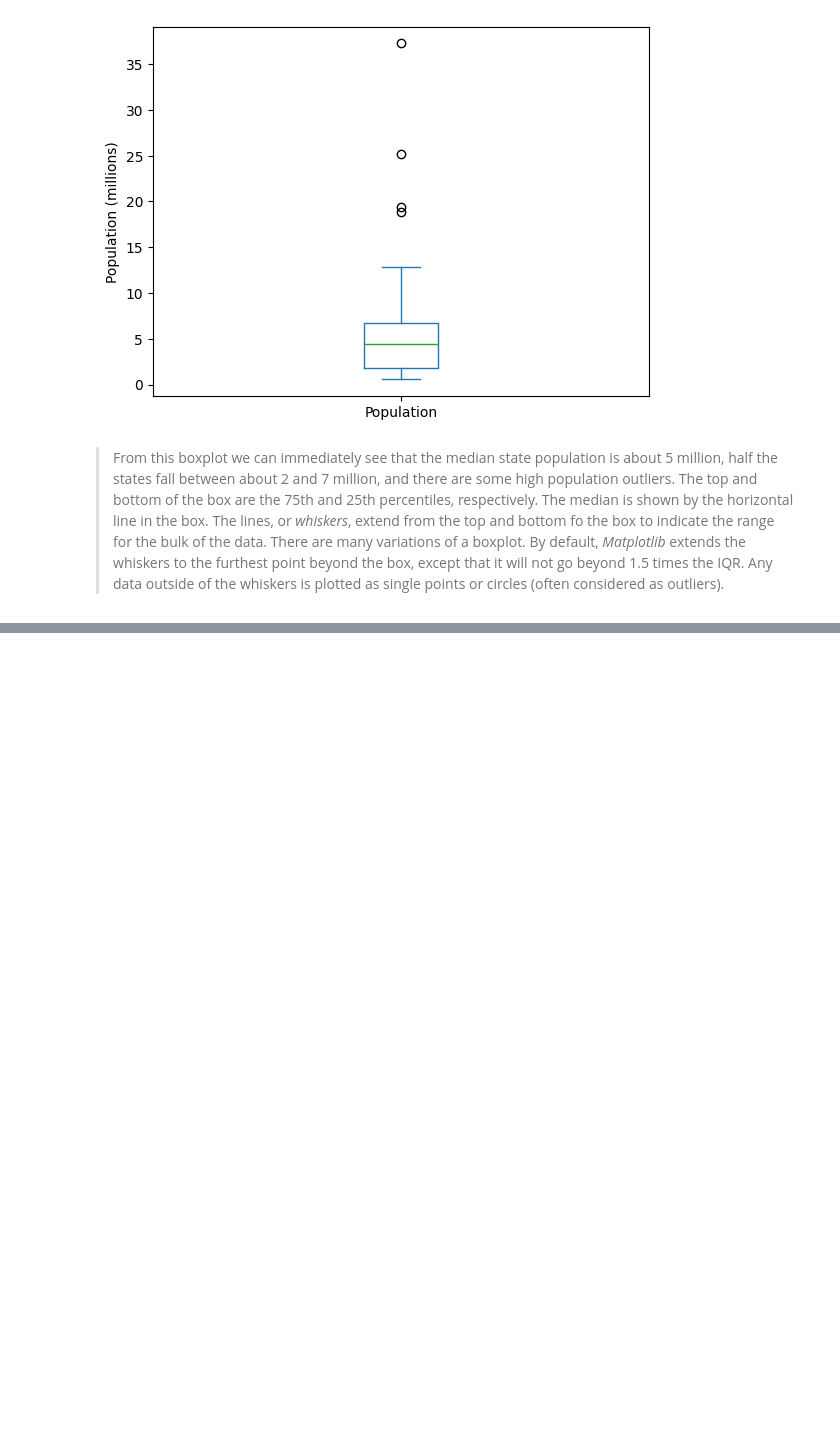
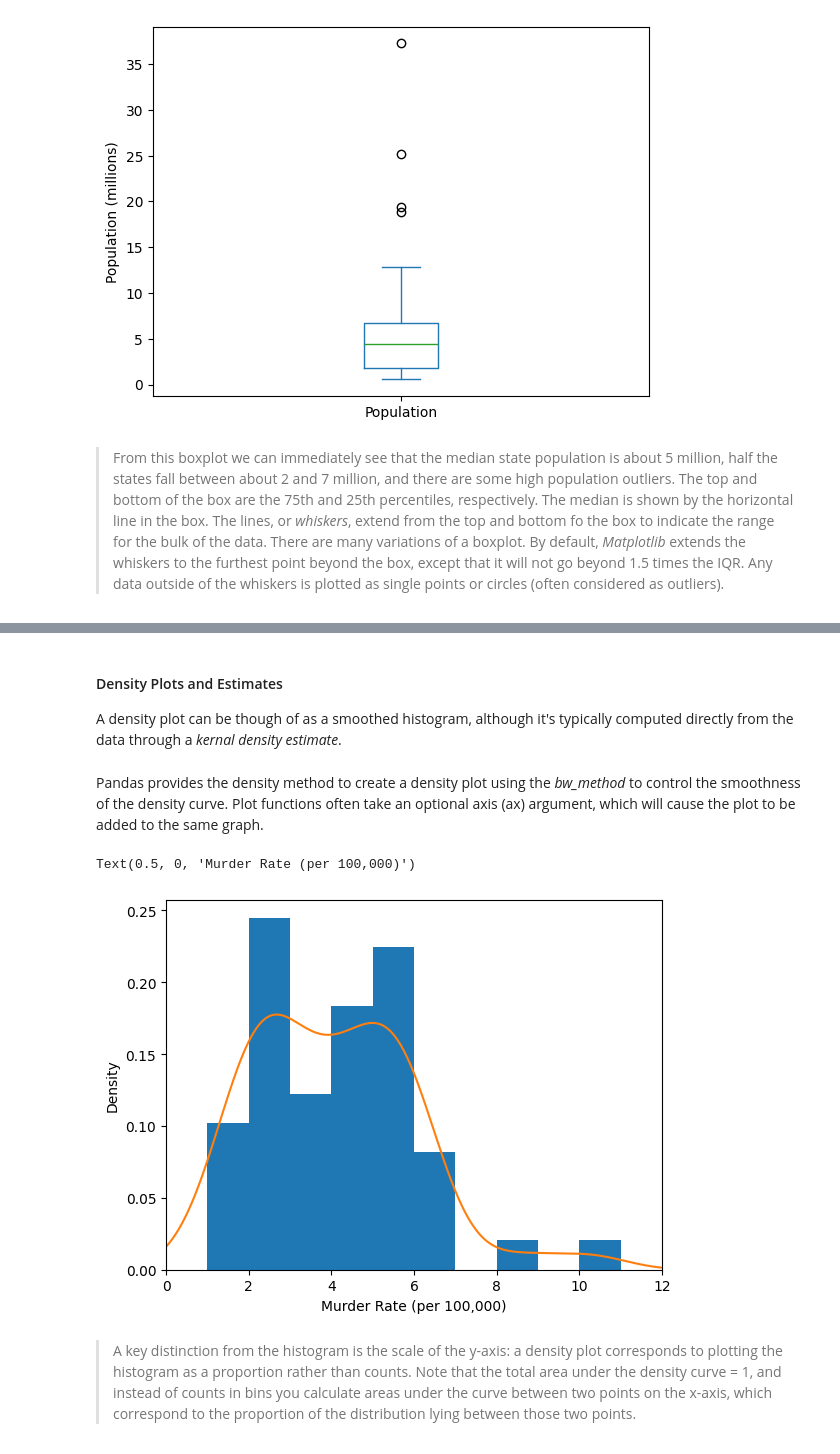
Before and after one commit to brian-vu-nguyen/practical_statistics_for_data_scientists, a Jupyter notebook: notebooks/chapter_1.ipynb, the cells around one changed output, grey strips where cells are left out. Saved outputs shown, nothing was run; the diff lists cells and outputs as text; code cells hidden in the pictures; blank space fills up the shorter version.

```diff
--- a/notebooks/chapter_1.ipynb
+++ b/notebooks/chapter_1.ipynb
@@ -354,0 +441,20 @@ Text(0, 0.5, 'Population (millions)')
+# %% [markdown]
+#### Density Plots and Estimates
+
+A density plot can be though of as a smoothed histogram, although it's typically computed directly from the data through a *kernal density estimate*.
+# %% [markdown]
+Pandas provides the density method to create a density plot using the *bw_method* to control the smoothness of the density curve. Plot functions often take an optional axis (ax) argument, which will cause the plot to be added to the same graph.
+# %%
+ax = state_df['Murder.Rate'].plot.hist(
+    density=True,
+    xlim=[0, 12],
+    bins = range(1, 12)
+    )
+
+state_df['Murder.Rate'].plot.density(ax=ax)
+ax.set_xlabel('Murder Rate (per 100,000)')
+# %% [output]
+Text(0.5, 0, 'Murder Rate (per 100,000)')
+[figure, added]
+# %% [markdown]
+> A key distinction from the histogram is the scale of the y-axis: a density plot corresponds to plotting the histogram as a proportion rather than counts. Note that the total area under the density curve = 1, and instead of counts in bins you calculate areas under the curve between two points on the x-axis, which correspond to the proportion of the distribution lying between those two points.
```
Also changed, not shown: parts of 40 cells of this notebook.
